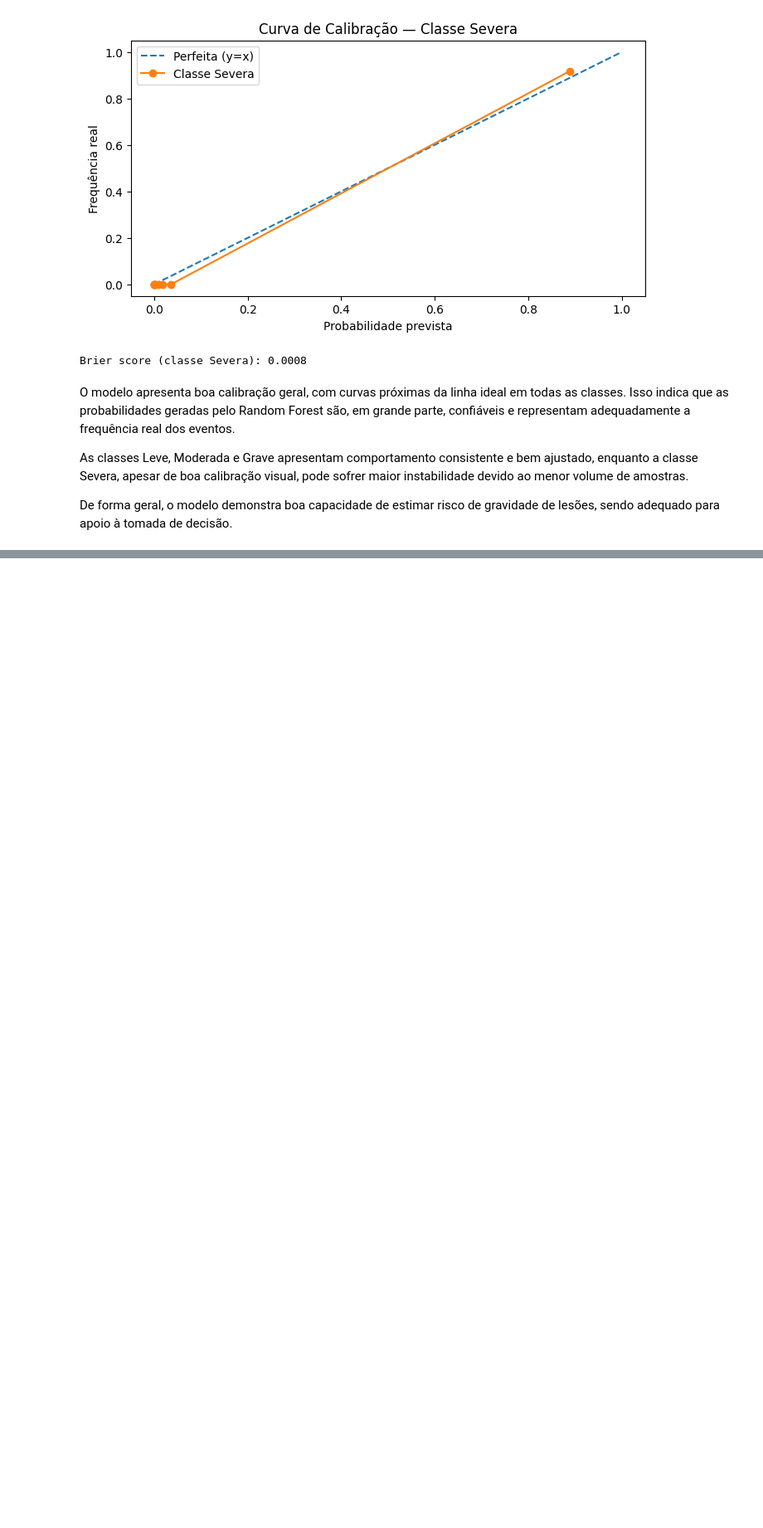
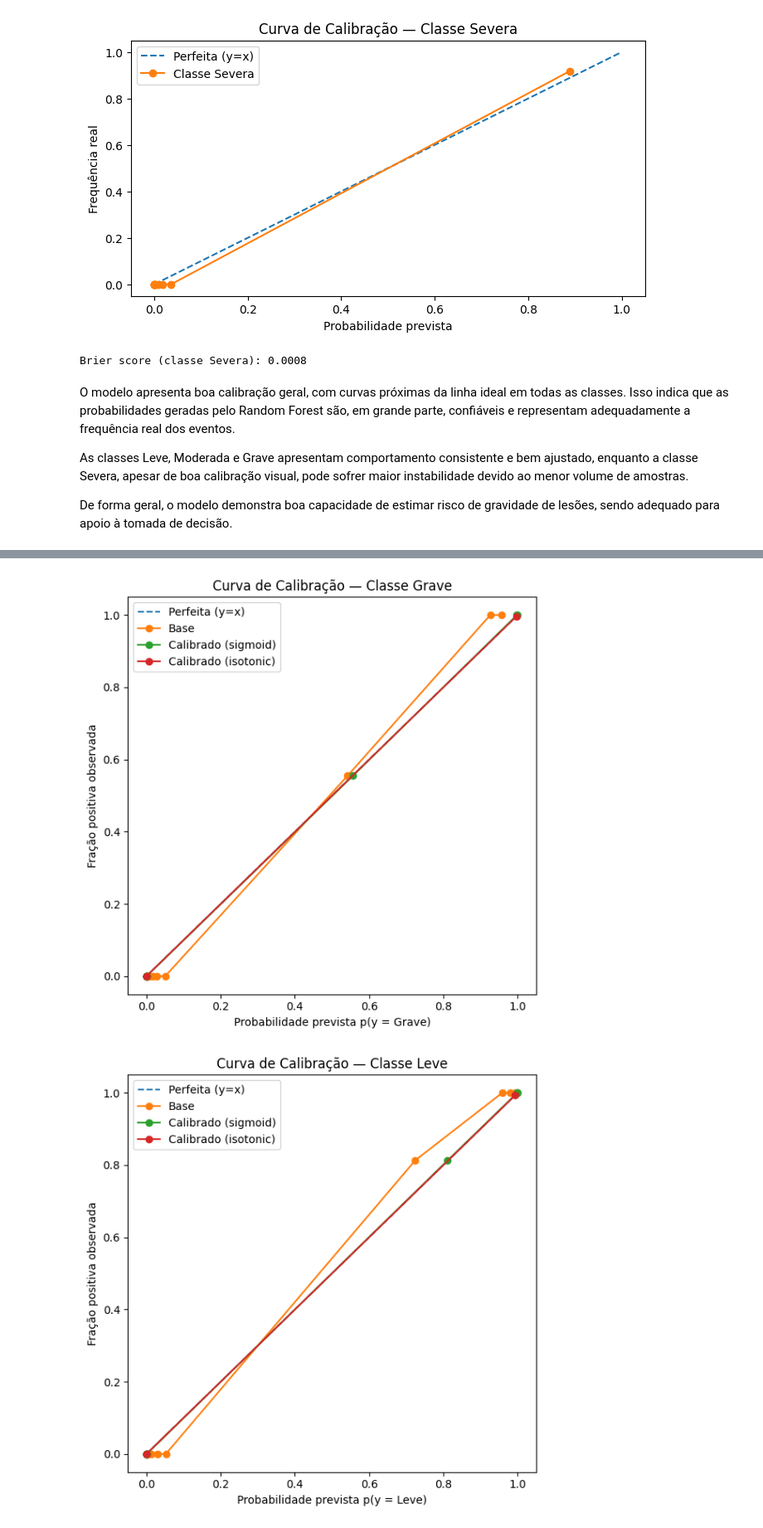
Before and after one commit to ICEI-PUC-Minas-PMV-SI/pmv-si-2026-1-pe7-t1-g3-analytics_lesao_futebol, a Jupyter notebook: src/notebooks/analise_exploratoria.ipynb, the cells around one changed output, grey strips where cells are left out. Shown at 83% size. Saved outputs shown, nothing was run; the diff lists cells and outputs as text; code cells hidden in the pictures; blank space fills up the shorter version.

Commit message:
add calibracao do modelo

```diff
--- a/src/notebooks/analise_exploratoria.ipynb
+++ b/src/notebooks/analise_exploratoria.ipynb
@@ -986,0 +999,78 @@ De forma geral, o modelo demonstra boa capacidade de estimar risco de gravidade
+# %%
+from sklearn.calibration import CalibratedClassifierCV, calibration_curve
+from sklearn.metrics import brier_score_loss
+import matplotlib.pyplot as plt
+
+# treinamento do modelo calibrado com sigmoid (Platt Scaling)
+cal_sig = CalibratedClassifierCV(modelo_rf, method="sigmoid", cv=5)
+cal_sig.fit(X_train, y_train)
+
+# treinamento do modelo calibrado com isotonic regression
+cal_iso = CalibratedClassifierCV(modelo_rf, method="isotonic", cv=5)
+cal_iso.fit(X_train, y_train)
+
+# comparação dos modelos
+models = {
+    "Base": modelo_rf,
+    "Calibrado (sigmoid)": cal_sig,
+    "Calibrado (isotonic)": cal_iso,
+}
+
+# cálculo das probabilidades no conjunto de teste
+probas = {name: m.predict_proba(X_test) for name, m in models.items()}
+classes = modelo_rf.classes_
+
+N_BINS = 10
+
+# curva de calibração para cada classe
+for k, cls in enumerate(classes):
+
+    # transformando problema em binário (classe atual vs resto)
+    y_true_bin = (y_test == cls).astype(int)
+
+    # criando gráfico
+    plt.figure(figsize=(6, 6))
+
+    # linha de referência perfeita
+    plt.plot([0, 1], [0, 1], "--", label="Perfeita (y=x)")
+
+    # calculando curva para cada modelo
+    for name, P in probas.items():
+
+        # relacionando probabilidade prevista com frequência real
+        frac_pos, mean_pred = calibration_curve(
+            y_true_bin,
+            P[:, k],
+            n_bins=N_BINS,
+            strategy="quantile"
+        )
+
+        # plotando resultado do modelo
+        plt.plot(mean_pred, frac_pos, marker="o", label=name)
+
+    # ajustando gráfico
+    plt.xlabel(f"Probabilidade prevista p(y = {cls})")
+    plt.ylabel("Fração positiva observada")
+    plt.title(f"Curva de Calibração — Classe {cls}")
+    plt.legend(loc="best")
+    plt.tight_layout()
+    plt.show()
+
+# avaliando qualidade da calibração (Brier Score)
+print("\nBrier Score (menor = melhor calibração)\n")
+
+for name, P in probas.items():
+    scores = []
+
+    # calculando erro por classe
+    for k, cls in enumerate(classes):
+        y_true_bin = (y_test == cls).astype(int)
+
+        # medindo diferença entre probabilidade e realidade
+        scores.append(brier_score_loss(y_true_bin, P[:, k]))
+
+    # mostrando média final do modelo
+    print(f"{name}: {sum(scores)/len(scores):.4f}")
+# %% [output]
+[figure, added]
+[figure, added]
```
Also changed, not shown: parts of 3 cells of this notebook.
